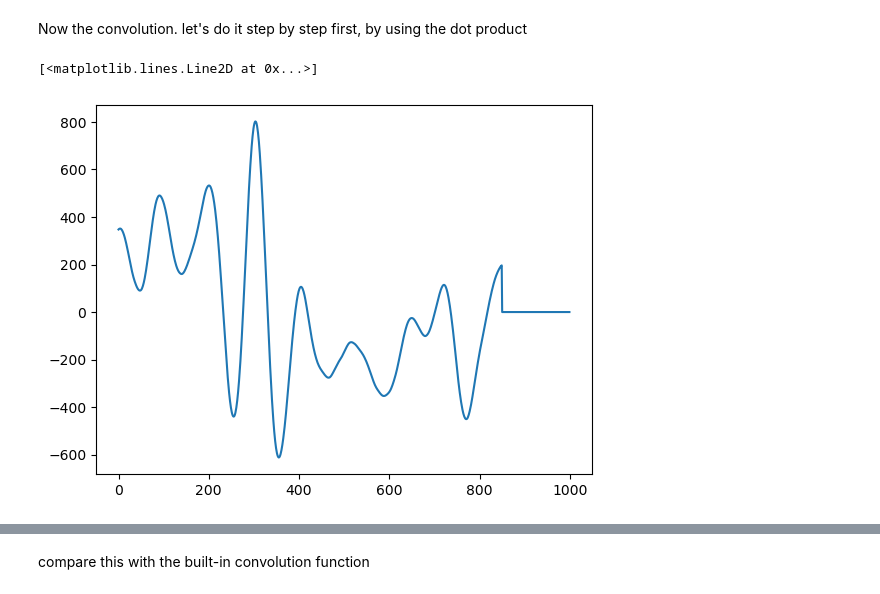
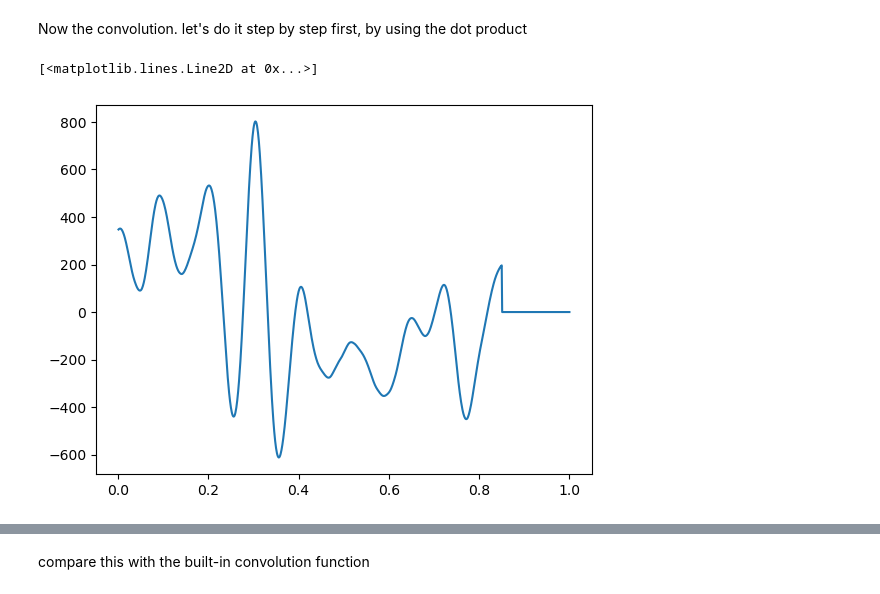
Before and after one commit to csea-lab/m2py-tutorials, a Jupyter notebook: notebooks/convolution.ipynb, the cells around one changed output, grey strips where cells are left out. Drawn from its saved outputs; the diff is of its cells as text; code cells hidden in the pictures.

```diff
--- a/notebooks/convolution.ipynb
+++ b/notebooks/convolution.ipynb
@@ -80,8 +89,8 @@ Now the convolution. let's do it step by step first, by using the dot product
 # %%
 convbyhand=np.zeros(len(data1))
 for i in range(0, len(data1)-kernlength):
-    convbyhand[i] = np.dot(data1[i:i+kernlength], kernel) #the inner product of the kernel, shifted across the data
-plt.plot(convbyhand)
+    convbyhand[i] = np.dot(data1[i:i+kernlength], kernel.T) #the inner product of the kernel, shifted across the data
+plt.plot(time,convbyhand)
 # %% [output]
 [<matplotlib.lines.Line2D at 0x...>]
-[figure, old version]
+[figure, new version]
```
Also changed, not shown: parts of 4 cells of this notebook, 2 other files.
